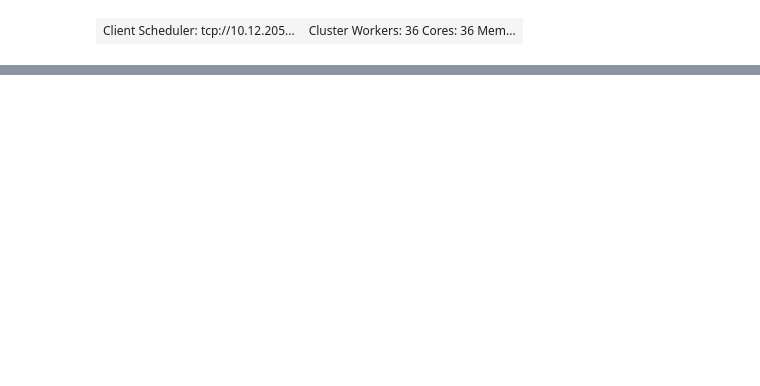
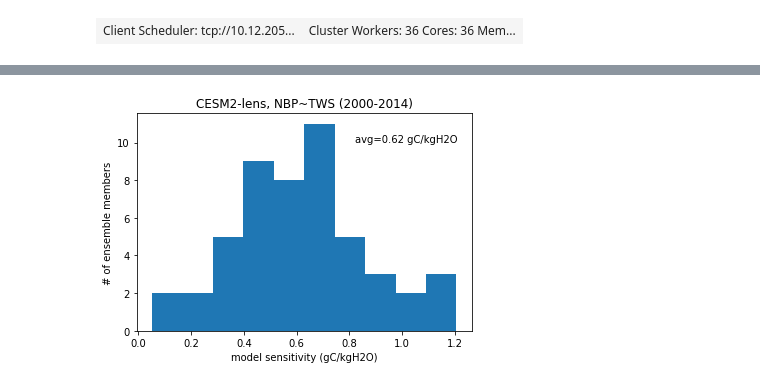
Before and after one commit to djk2120/TWSnbp, a Jupyter notebook: src/TWSnbp.ipynb, the cells around one changed output, grey strips where cells are left out. Drawn from its saved outputs; the diff is of its cells as text; code cells hidden in the pictures; blank space fills up the shorter version.

```diff
--- a/src/TWSnbp.ipynb
+++ b/src/TWSnbp.ipynb
@@ -479,0 +119,6 @@ tws = (conv_tws*mth_wts*land_wts*ds['TWS']).isel(time=ix)
+# %%
+%%time
+data_vars = ['NBP','SOILLIQ']
+firstyear = 2000
+cesm2 = get_monthly(data_vars,firstyear)
+cesm2['SW']=cesm2['SOILLIQ'].sum(dim='levsoi')
@@ -479,0 +130,30 @@ tws = (conv_tws*mth_wts*land_wts*ds['TWS']).isel(time=ix)
+# %%
+landarea = cesm2['area']*cesm2['landfrac']
+ny = len(np.unique(cesm2['time.year']))
+mth_wts = month_wts(ny)
+
+xvar  = 'SW'
+xconv = 1/365*1e-9      #--> TtH2O
+yvar  = 'NBP'
+yconv = 24*60*60*1e-9   #--> PgC
+
+#calculate global annual mean or sum
+xglob = (landarea*cesm2[xvar]).sum(dim=['lat','lon'])
+xann  = xconv*(mth_wts*xglob).groupby('time.year').sum().load()
+yglob = (landarea*cesm2[yvar]).sum(dim=['lat','lon'])
+yann  = yconv*(mth_wts*yglob).groupby('time.year').sum().load()
+
+#detrend
+xdt = []
+ydt = []
+for ee in cesm2['ens']:
+    x = xann.sel(ens=ee).values
+    y = yann.sel(ens=ee).values
+    xdt.append(detrend(x))
+    ydt.append(detrend(y))
+
+#regress
+regressions = []
+for ee in cesm2['ens'].values:
+    out = regress(xdt[ee],ydt[ee])
+    regressions.append(out)
@@ -479,0 +192,9 @@ tws = (conv_tws*mth_wts*land_wts*ds['TWS']).isel(time=ix)
+# %%
+mvals = [out[0] for out in regressions]
+plt.hist(mvals);
+plt.xlabel('model sensitivity (gC/kgH2O)')
+plt.ylabel('# of ensemble members')
+plt.title('CESM2-lens, NBP~TWS (2000-2014)');
+plt.text(0.82,10,'avg='+str(np.round(np.mean(mvals),2))+' gC/kgH2O');
+# %% [output]
+[figure, added]
```
Also changed, not shown: parts of 136 cells of this notebook, 1 other file.
